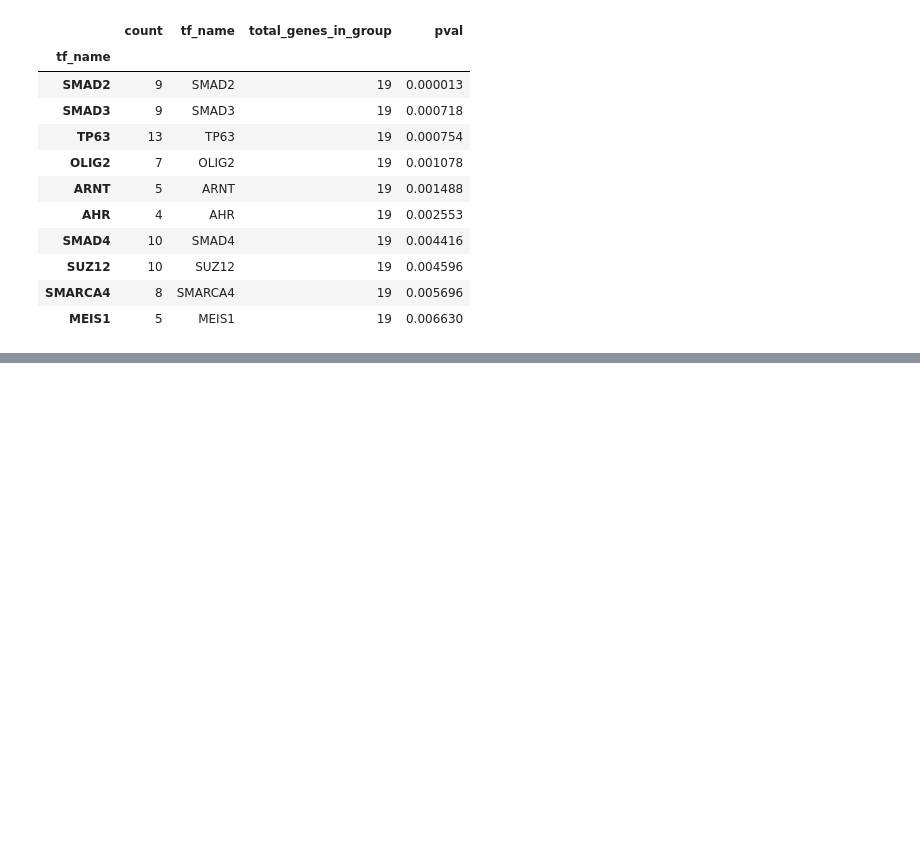
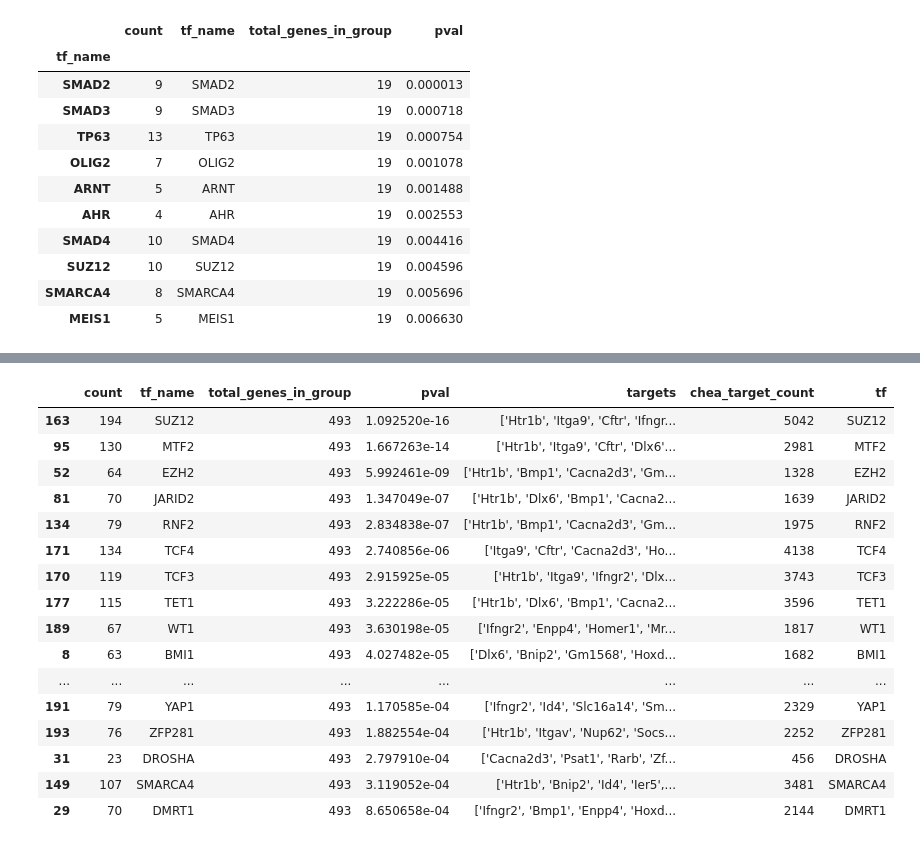
Before and after one commit to aheilbut/pdmouse, a Jupyter notebook: py/pd_chea.ipynb, the cells around one changed output, grey strips where cells are left out. Cells and saved outputs as stored; diff of their text form; code cells hidden in the pictures; blank space fills up the shorter version.

```diff
--- a/py/pd_chea.ipynb
+++ b/py/pd_chea.ipynb
@@ -2247,0 +2236,2 @@ e.save()
+# %%
+hd_motifs = { "hd_set" : getMotifMatches( hd_data ) }
@@ -2247,0 +2240,2 @@ e.save()
+# %%
+hd_tfs = { "hd_set" : getTFMatches( hd_data ) }
@@ -2247,0 +2283,30 @@ e.save()
+# %%
+for k in hd_motifs.keys():
+    a = hd_motifs[k].motif_occurrences
+    hd_motifs[k]["targets"] = [str( list( a[x].symbol.unique() ) ) for x in a.index]
+    hd_motifs[k] = hd_motifs[k].merge( mm9_motif_gene_counts, left_on="motif_name", right_on="motif_name")
+# %%
+for k in hd_tfs.keys():
+    a = hd_tfs[k].tf_associations
+    hd_tfs[k]["targets"] = [str( list( a[x].symbol.unique() ) ) for x in a.index]
+    hd_tfs[k] = hd_tfs[k].merge( tf_target_counts, left_on="tf_name", right_on="tf")
+# %%
+hd_tfs["hd_set"].sort_index(by="pval").drop("tf_associations", axis=1)[0:20]
+# %% [output]
+|  | count | tf_name | total_genes_in_group | pval | targets | chea_target_count | tf |
+| 163 | 194 | SUZ12 | 493 | 1.092520e-16 | ['Htr1b', 'Itga9', 'Cftr', 'Ifngr... | 5042 | SUZ12 |
+| 95 | 130 | MTF2 | 493 | 1.667263e-14 | ['Htr1b', 'Itga9', 'Cftr', 'Dlx6'... | 2981 | MTF2 |
+| 52 | 64 | EZH2 | 493 | 5.992461e-09 | ['Htr1b', 'Bmp1', 'Cacna2d3', 'Gm... | 1328 | EZH2 |
+| 81 | 70 | JARID2 | 493 | 1.347049e-07 | ['Htr1b', 'Dlx6', 'Bmp1', 'Cacna2... | 1639 | JARID2 |
+| 134 | 79 | RNF2 | 493 | 2.834838e-07 | ['Htr1b', 'Bmp1', 'Cacna2d3', 'Gm... | 1975 | RNF2 |
+| 171 | 134 | TCF4 | 493 | 2.740856e-06 | ['Itga9', 'Cftr', 'Cacna2d3', 'Ho... | 4138 | TCF4 |
+| 170 | 119 | TCF3 | 493 | 2.915925e-05 | ['Htr1b', 'Itga9', 'Ifngr2', 'Dlx... | 3743 | TCF3 |
+| 177 | 115 | TET1 | 493 | 3.222286e-05 | ['Htr1b', 'Dlx6', 'Bmp1', 'Cacna2... | 3596 | TET1 |
+| 189 | 67 | WT1 | 493 | 3.630198e-05 | ['Ifngr2', 'Enpp4', 'Homer1', 'Mr... | 1817 | WT1 |
+| 8 | 63 | BMI1 | 493 | 4.027482e-05 | ['Dlx6', 'Bnip2', 'Gm1568', 'Hoxd... | 1682 | BMI1 |
+| ... | ... | ... | ... | ... | ... | ... | ... |
+| 191 | 79 | YAP1 | 493 | 1.170585e-04 | ['Ifngr2', 'Id4', 'Slc16a14', 'Sm... | 2329 | YAP1 |
+| 193 | 76 | ZFP281 | 493 | 1.882554e-04 | ['Htr1b', 'Itgav', 'Nup62', 'Socs... | 2252 | ZFP281 |
+| 31 | 23 | DROSHA | 493 | 2.797910e-04 | ['Cacna2d3', 'Psat1', 'Rarb', 'Zf... | 456 | DROSHA |
+| 149 | 107 | SMARCA4 | 493 | 3.119052e-04 | ['Htr1b', 'Bnip2', 'Id4', 'Ier5',... | 3481 | SMARCA4 |
+| 29 | 70 | DMRT1 | 493 | 8.650658e-04 | ['Ifngr2', 'Bmp1', 'Enpp4', 'Hoxd... | 2144 | DMRT1 |
```
Also changed, not shown: parts of 33 cells of this notebook, 2 other files.
